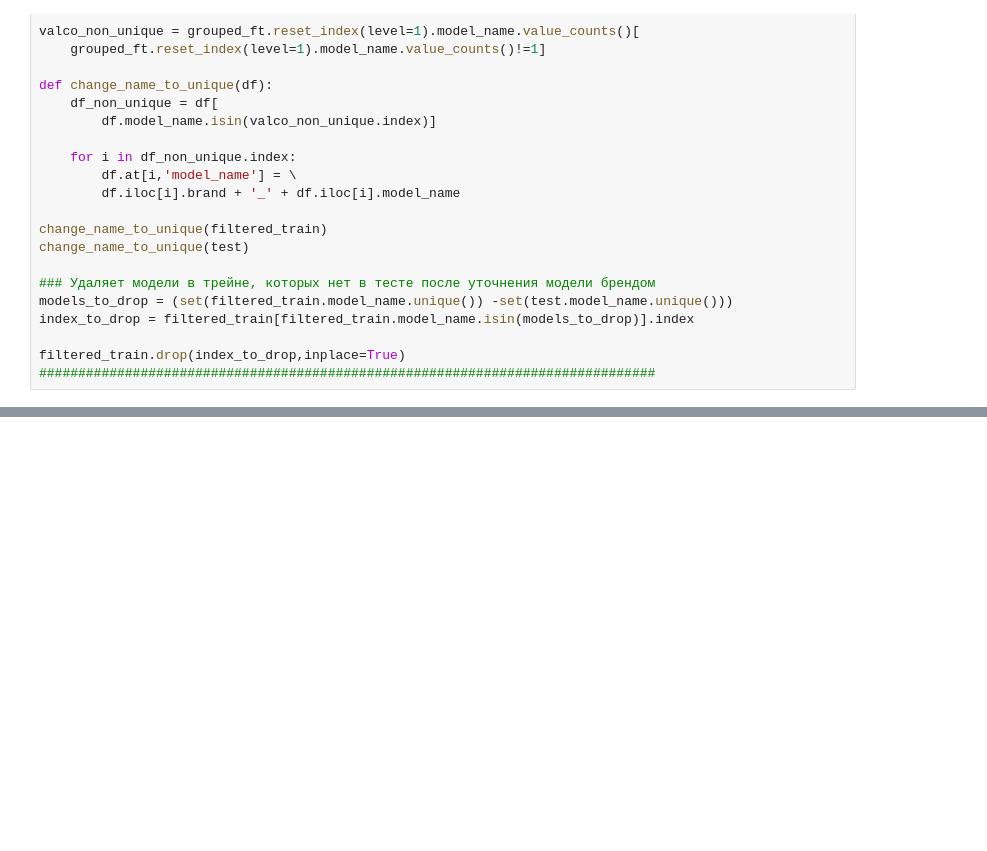
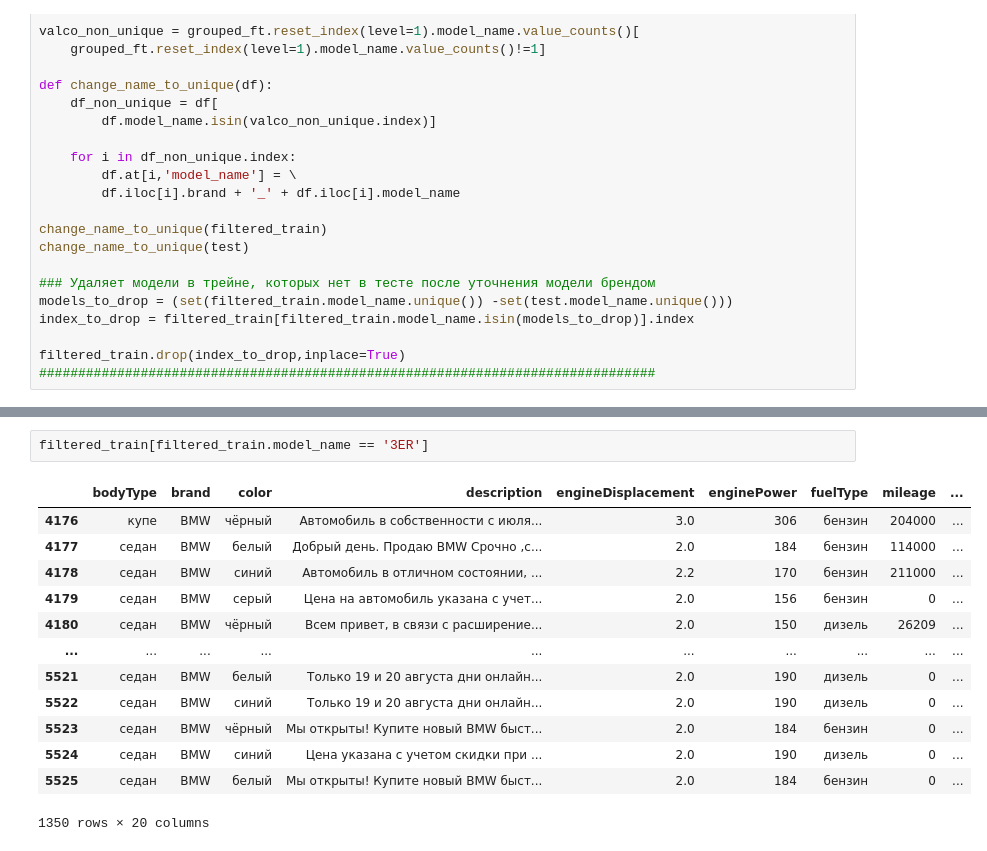
Before and after one commit to Sly-Dog/auto_pricing, a Jupyter notebook: secondary_notebooks/lil_clusterer.ipynb, the cells around one changed output, grey strips where cells are left out. Drawn from its saved outputs; the diff is of its cells as text; blank space fills up the shorter version.

```diff
--- a/secondary_notebooks/lil_clusterer.ipynb
+++ b/secondary_notebooks/lil_clusterer.ipynb
@@ -94,0 +131,16 @@ print('18 Моделей из тестового датасета, что нет
+# %%
+filtered_train[filtered_train.model_name == '3ER']
+# %% [output]
+|  | bodyType | brand | color | description | engineDisplacement | enginePower | fuelType | mileage | ... |
+| 4176 | купе | BMW | чёрный | Автомобиль в собственности с июля... | 3.0 | 306 | бензин | 204000 | ... |
+| 4177 | седан | BMW | белый | Дoбрый день. Продаю BMW Срочно ,c... | 2.0 | 184 | бензин | 114000 | ... |
+| 4178 | седан | BMW | синий | Автомобиль в отличном состоянии, ... | 2.2 | 170 | бензин | 211000 | ... |
+| 4179 | седан | BMW | серый | Цена на автомобиль указана с учет... | 2.0 | 156 | бензин | 0 | ... |
+| 4180 | седан | BMW | чёрный | Всем привет, в связи с расширение... | 2.0 | 150 | дизель | 26209 | ... |
+| ... | ... | ... | ... | ... | ... | ... | ... | ... | ... |
+| 5521 | седан | BMW | белый | Только 19 и 20 августа дни онлайн... | 2.0 | 190 | дизель | 0 | ... |
+| 5522 | седан | BMW | синий | Только 19 и 20 августа дни онлайн... | 2.0 | 190 | дизель | 0 | ... |
+| 5523 | седан | BMW | чёрный | Мы открыты! Купите новый BMW быст... | 2.0 | 184 | бензин | 0 | ... |
+| 5524 | седан | BMW | синий | Цена указана с учетом скидки при ... | 2.0 | 190 | дизель | 0 | ... |
+| 5525 | седан | BMW | белый | Мы открыты! Купите новый BMW быст... | 2.0 | 184 | бензин | 0 | ... |
+1350 rows × 20 columns
```
Also changed, not shown: parts of 30 cells of this notebook, 1 other file.
